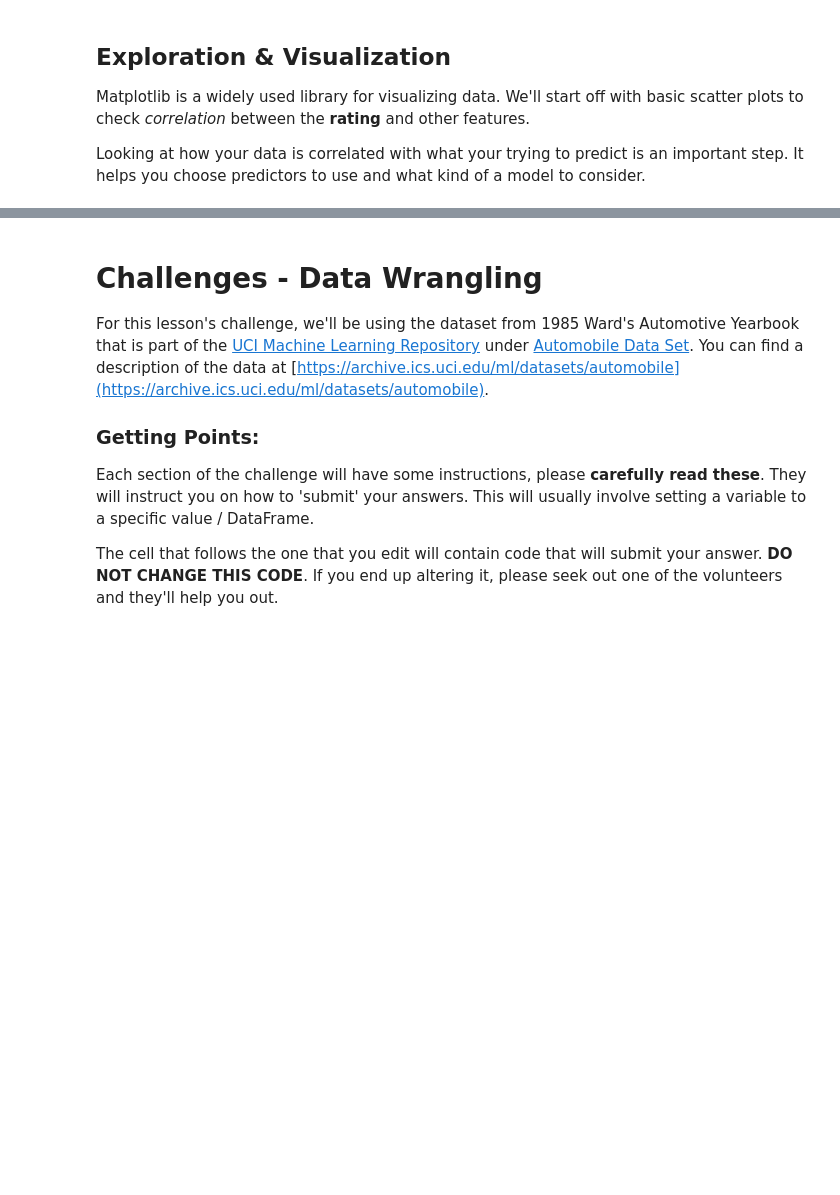
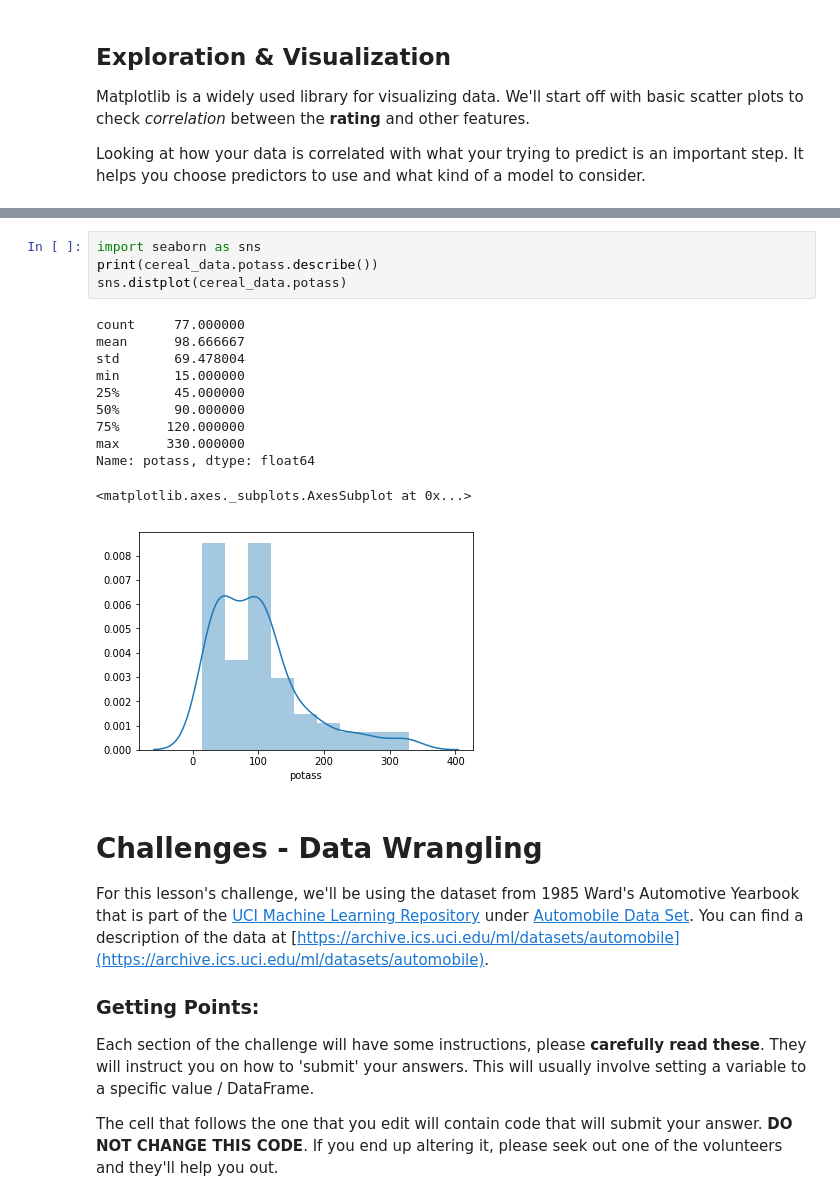
Before and after one commit to kiranrode/README.md, a Jupyter notebook: Copy_of_1_Data_Wrangling.ipynb, the cells around one changed output, grey strips where cells are left out. Cells and saved outputs as stored; diff of their text form; blank space fills up the shorter version.

```diff
--- a/Copy_of_1_Data_Wrangling.ipynb
+++ b/Copy_of_1_Data_Wrangling.ipynb
@@ -201,3 +205,19 @@ f = sns.heatmap(corrmat, vmax=.8, square=True, annot=True, cbar=False)
+# %%
+import seaborn as sns
+print(cereal_data.potass.describe())
+sns.distplot(cereal_data.potass)
+# %% [output]
+count     77.000000
+mean      98.666667
+std       69.478004
+min       15.000000
+25%       45.000000
+50%       90.000000
+75%      120.000000
+max      330.000000
+Name: potass, dtype: float64
+<matplotlib.axes._subplots.AxesSubplot at 0x...>
+[figure, added]
 # %% [markdown]
 # Challenges - Data Wrangling
 
```
Also changed, not shown: parts of 12 cells of this notebook.
